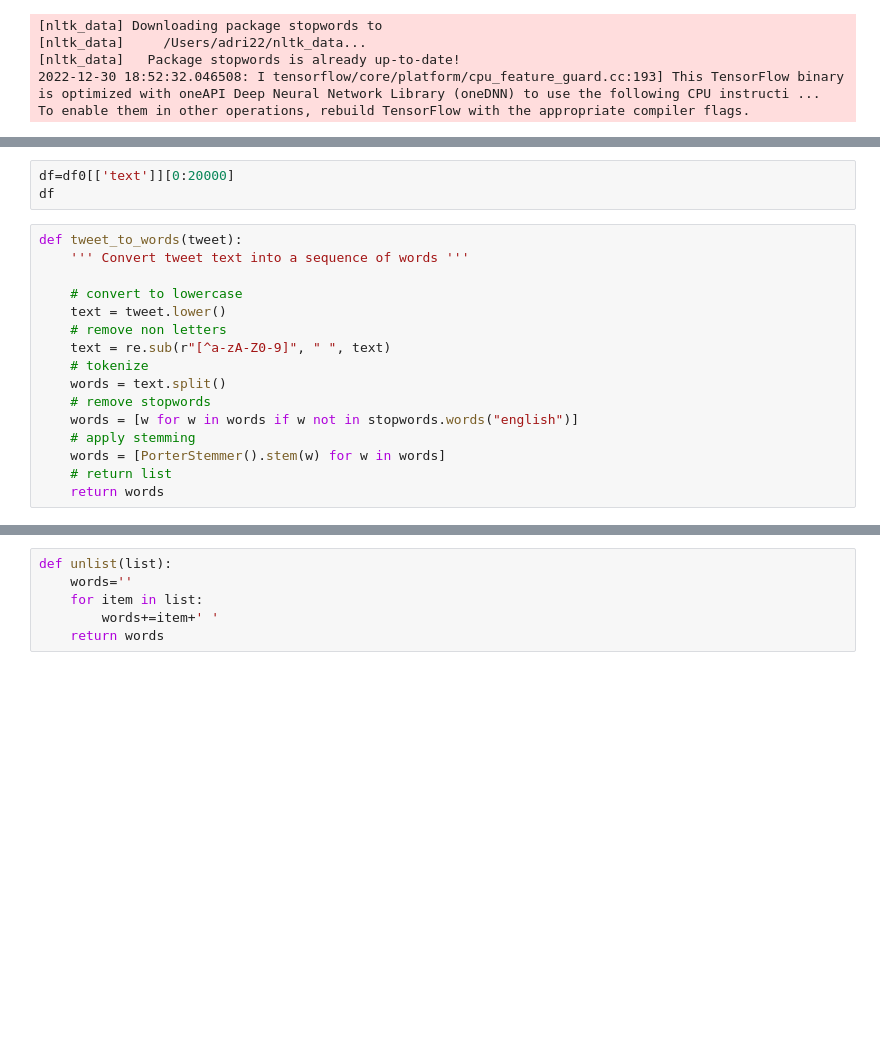
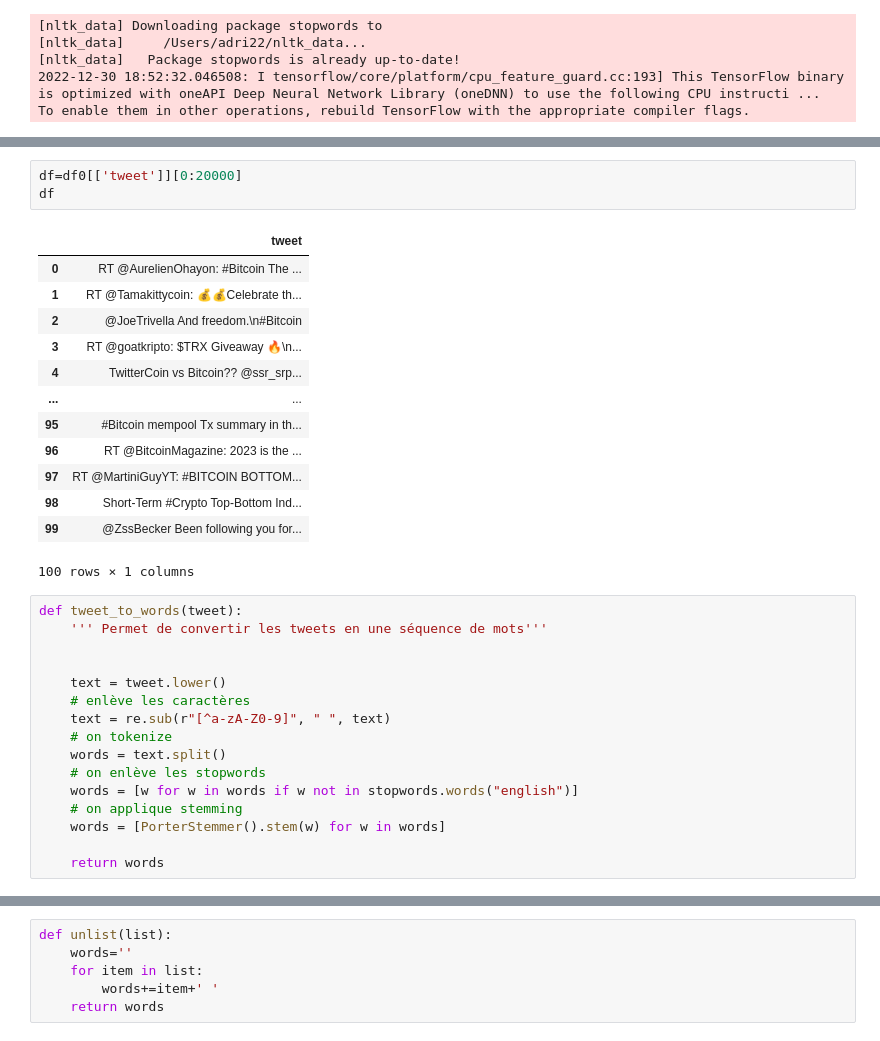
Before and after one commit to Nafbo/AVA-Bot, a Jupyter notebook: src/app/analyse_tweets.ipynb, the cells around one changed output, grey strips where cells are left out. Saved outputs shown, nothing was run; the diff lists cells and outputs as text; blank space fills up the shorter version.

```diff
--- a/src/app/analyse_tweets.ipynb
+++ b/src/app/analyse_tweets.ipynb
@@ -32,21 +46,35 @@ df0
 # %%
-df=df0[['text']][0:20000]
+df=df0[['tweet']][0:20000]
 df
+# %% [output]
+|  | tweet |
+| 0 | RT @AurelienOhayon: #Bitcoin The ... |
+| 1 | RT @Tamakittycoin: 💰💰Celebrate th... |
+| 2 | @JoeTrivella And freedom.\n#Bitcoin |
+| 3 | RT @goatkripto: $TRX Giveaway 🔥\n... |
+| 4 | TwitterCoin vs Bitcoin?? @ssr_srp... |
+| ... | ... |
+| 95 | #Bitcoin mempool Tx summary in th... |
+| 96 | RT @BitcoinMagazine: 2023 is the ... |
+| 97 | RT @MartiniGuyYT: #BITCOIN BOTTOM... |
+| 98 | Short-Term #Crypto Top-Bottom Ind... |
+| 99 | @ZssBecker Been following you for... |
+100 rows × 1 columns
 # %%
 def tweet_to_words(tweet):
-    ''' Convert tweet text into a sequence of words '''
+    ''' Permet de convertir les tweets en une séquence de mots'''
 
-    # convert to lowercase
+
     text = tweet.lower()
-    # remove non letters
+    # enlève les caractères
     text = re.sub(r"[^a-zA-Z0-9]", " ", text)
-    # tokenize
+    # on tokenize
     words = text.split()
-    # remove stopwords
+    # on enlève les stopwords
     words = [w for w in words if w not in stopwords.words("english")]
-    # apply stemming
+    # on applique stemming
     words = [PorterStemmer().stem(w) for w in words]
-    # return list
+
     return words
 # %%
 cleantext=[]
```
Also changed, not shown: parts of 12 cells of this notebook, 3 other files.
